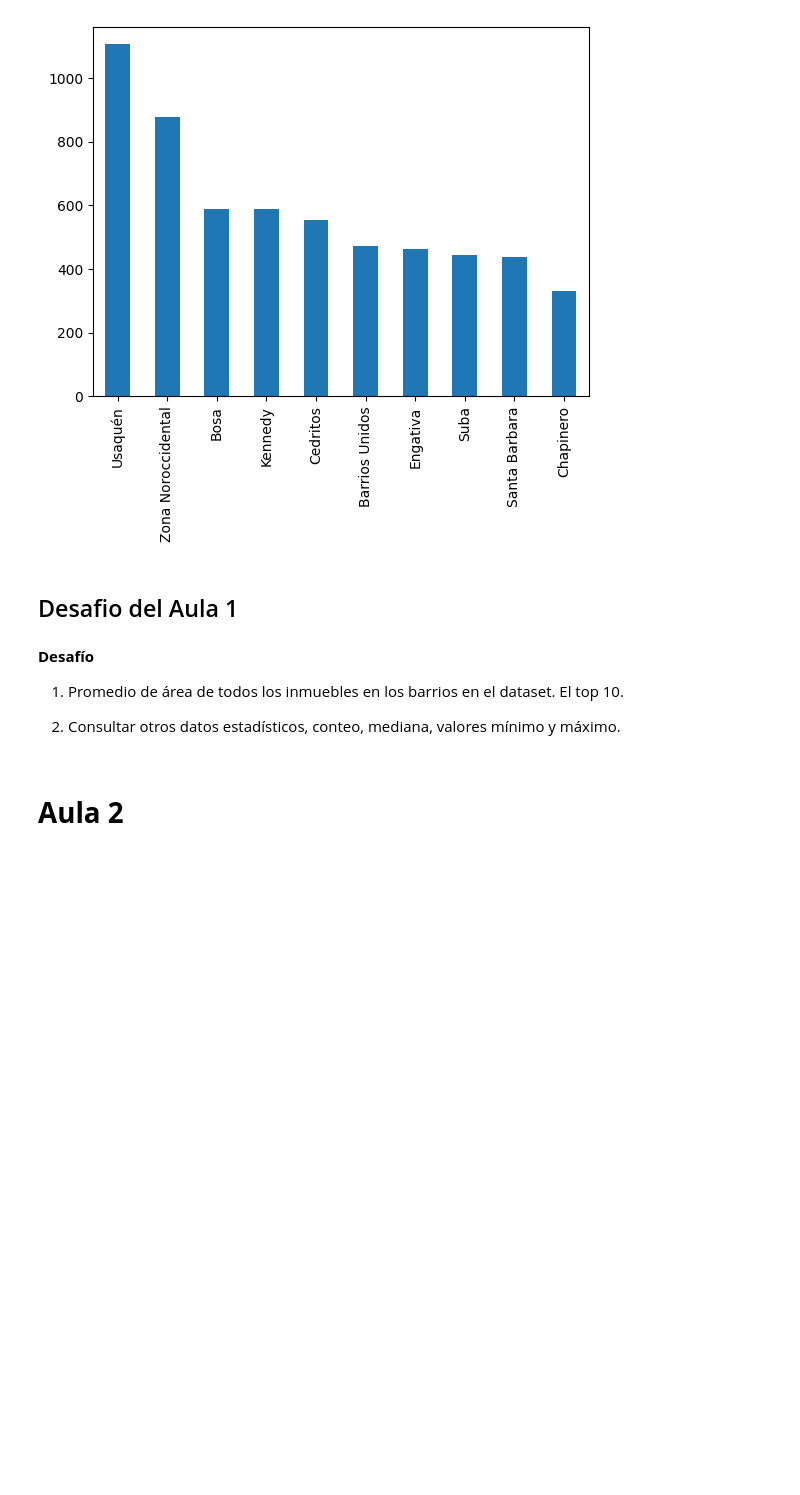
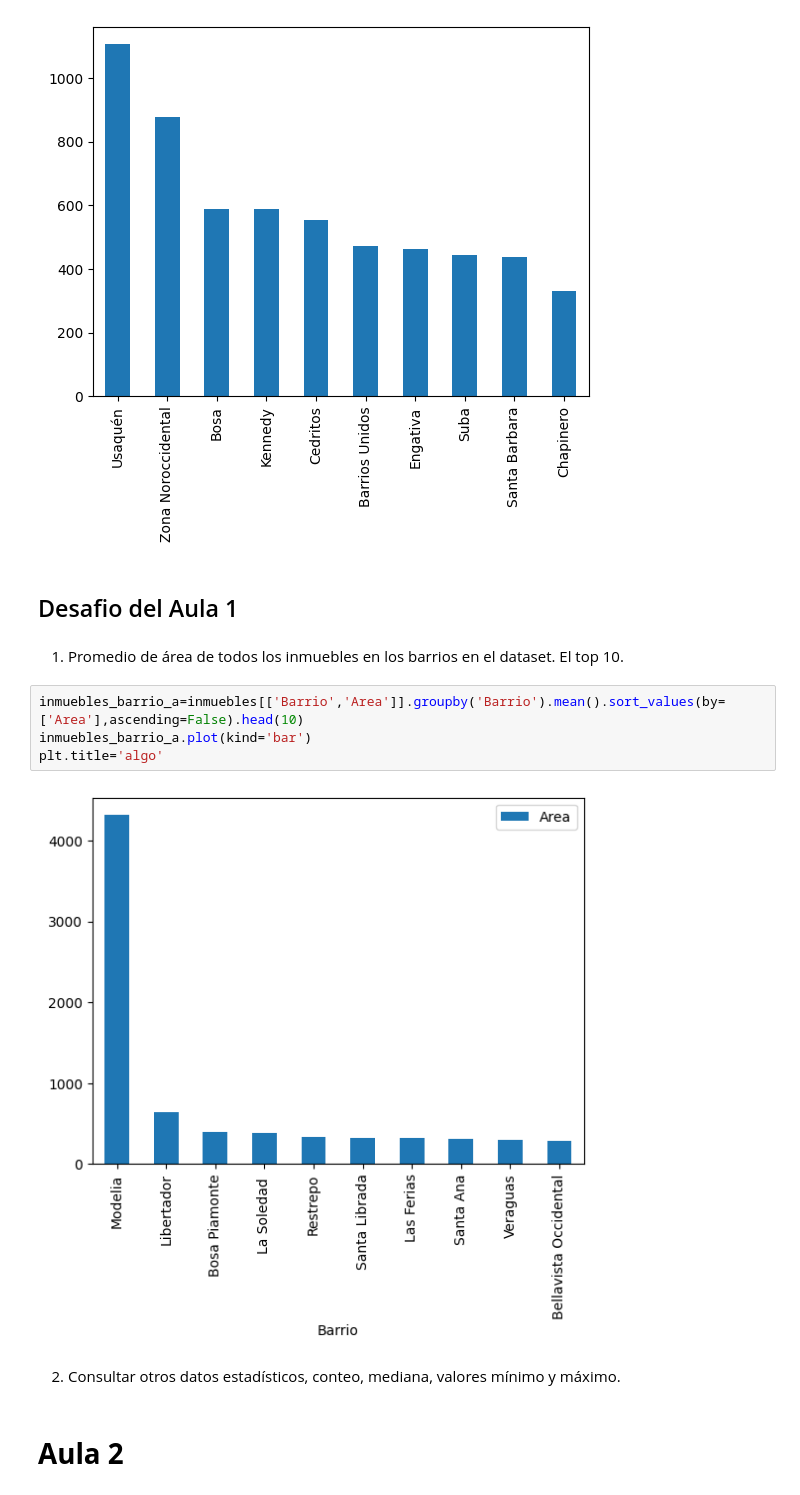
Before and after one commit to Jesalom/InmersionDeDatos, a Jupyter notebook: INMERSION_DATOS_PROYECTO_FINAL.ipynb, the cells around one changed output. Cells and saved outputs as stored; diff of their text form; blank space fills up the shorter version.

```diff
--- a/INMERSION_DATOS_PROYECTO_FINAL.ipynb
+++ b/INMERSION_DATOS_PROYECTO_FINAL.ipynb
@@ -238,12 +238,15 @@ inmuebles_barrio.head(10).plot.bar()
 # %% [markdown]
 ## Desafio del Aula 1
 # %% [markdown]
-**Desafío**
-
-
 1. Promedio de área de todos los inmuebles en los barrios en el dataset. El top 10.
-
-2. Consultar otros datos estadísticos, conteo, mediana, valores mínimo y máximo.
+# %%
+inmuebles_barrio_a=inmuebles[['Barrio','Area']].groupby('Barrio').mean().sort_values(by=['Area'],ascending=False).head(10)
+inmuebles_barrio_a.plot(kind='bar')
+plt.title='algo'
+# %% [output]
+[figure, added]
+# %% [markdown]
+2. Consultar otros datos estadísticos, conteo, mediana, valores mínimo y máximo.
 # %% [markdown]
 # **Aula 2**
 # %%
```
Also changed, not shown: parts of 4 cells of this notebook.
